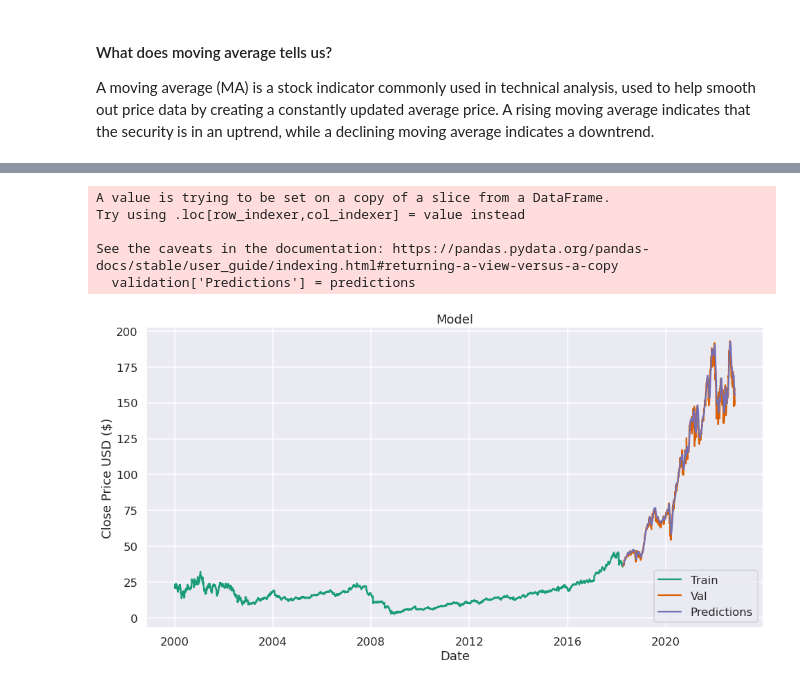
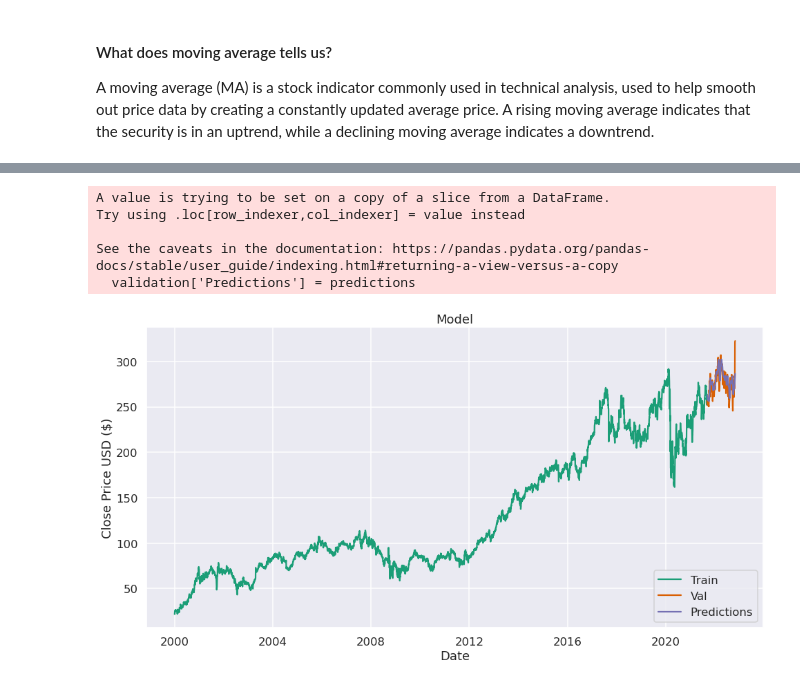
Before and after one commit to Jesus-Almansa/Final_Project_DA, a Jupyter notebook: project.ipynb, the cells around one changed output, grey strips where cells are left out. Drawn from its saved outputs; the diff is of its cells as text; code cells hidden in the pictures.

```diff
--- a/project.ipynb
+++ b/project.ipynb
@@ -457,7 +457,7 @@ import math
 
 close_prices = close[best.columns[0]]
 values = close_prices.values
-training_data_len = math.ceil(len(values)* 0.8)
+training_data_len = math.ceil(len(values)* 0.95)
 scaler = MinMaxScaler(feature_range=(0,1))
 scaled_data = scaler.fit_transform(values.reshape(-1,1))
 train_data = scaled_data[0: training_data_len, :]
@@ -550,20 +532,20 @@ best.columns[0]
 # %%
-data = close.filter(['CDNS'])
+data = close.filter([best.columns[0]])
 train = data[:training_data_len]
 validation = data[training_data_len:]
 validation['Predictions'] = predictions
 plt.figure(figsize=(16,8))
 plt.title('Model')
 plt.xlabel('Date')
 plt.ylabel('Close Price USD ($)')
 plt.plot(train)
-plt.plot(validation[['CDNS', 'Predictions']])
+plt.plot(validation[[best.columns[0], 'Predictions']])
 plt.legend(['Train', 'Val', 'Predictions'], loc='lower right')
 plt.show()
 # %% [output]
 A value is trying to be set on a copy of a slice from a DataFrame.
 Try using .loc[row_indexer,col_indexer] = value instead
 
 See the caveats in the documentation: https://pandas.pydata.org/pandas-docs/stable/user_guide/indexing.html#returning-a-view-versus-a-copy
   validation['Predictions'] = predictions
-[figure, old version]
+[figure, new version]
```
Also changed, not shown: parts of 18 cells of this notebook.
